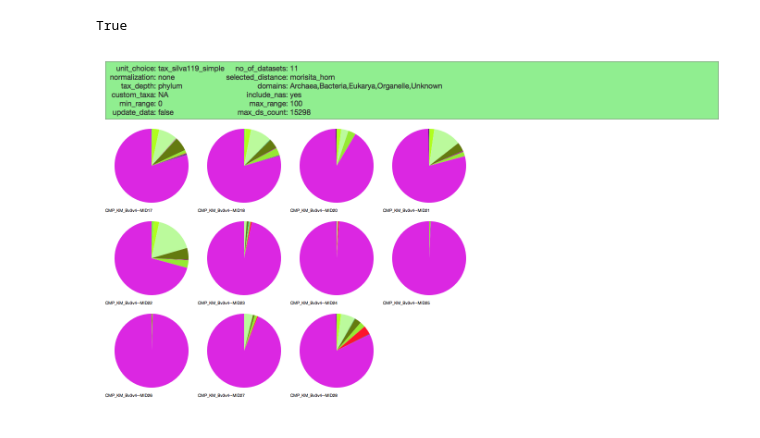
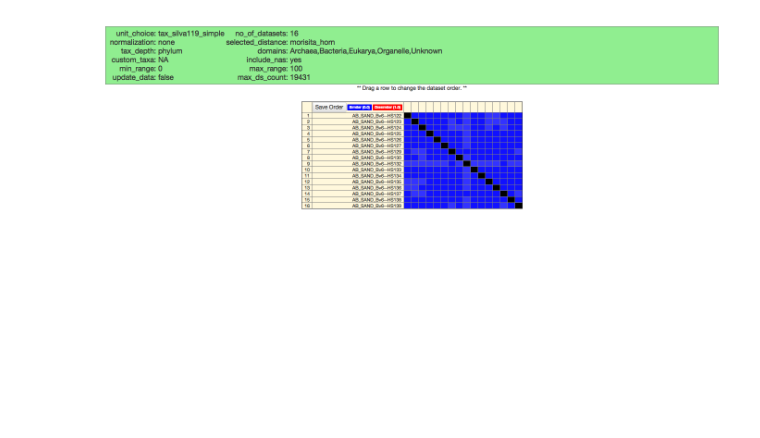
Before and after one commit to sydneyruzicka/VAMPS_API_Interaction, a Jupyter notebook: Using VAMPS with Selenium.ipynb, the cells around one changed output. Drawn from its saved outputs; the diff is of its cells as text; code cells hidden in the pictures; blank space fills up the shorter version.

Commit message:
more efficient dataset entry + visualizations

```diff
--- a/Using VAMPS with Selenium.ipynb
+++ b/Using VAMPS with Selenium.ipynb
@@ -50,8 +84,5 @@ browser.get('https://vamps2.mbl.edu/user_data/upload_configuration')
 uploadElement = browser.find_element_by_name("upload_files")
 uploadElement.send_keys(file);
 browser.find_element_by_name("upload_files").submit()
-browser.save_screenshot('screen.png')
-# %% [output]
-True
 # %%
 link = image + '_open_btn'
@@ -69,6 +101,7 @@ browser.save_screenshot('screen.png')
 browser.switch_to.window(main_window_handle)
 # %%
+#display visualization screenshot
 from IPython.display import Image
-Image(filename='screen.png')
+Image(filename='visual.png')
 # %% [output]
-[figure, old version]
+[figure, new version]
```
Also changed, not shown: parts of 7 cells of this notebook, 1 other file.
